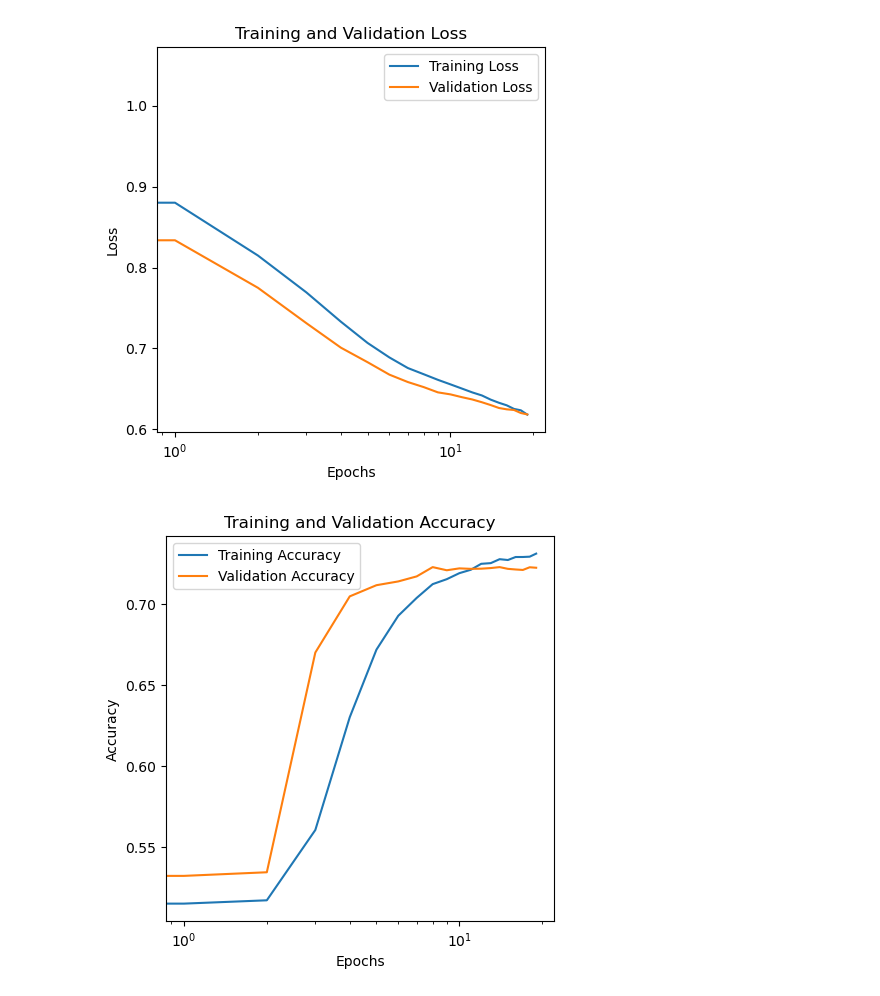
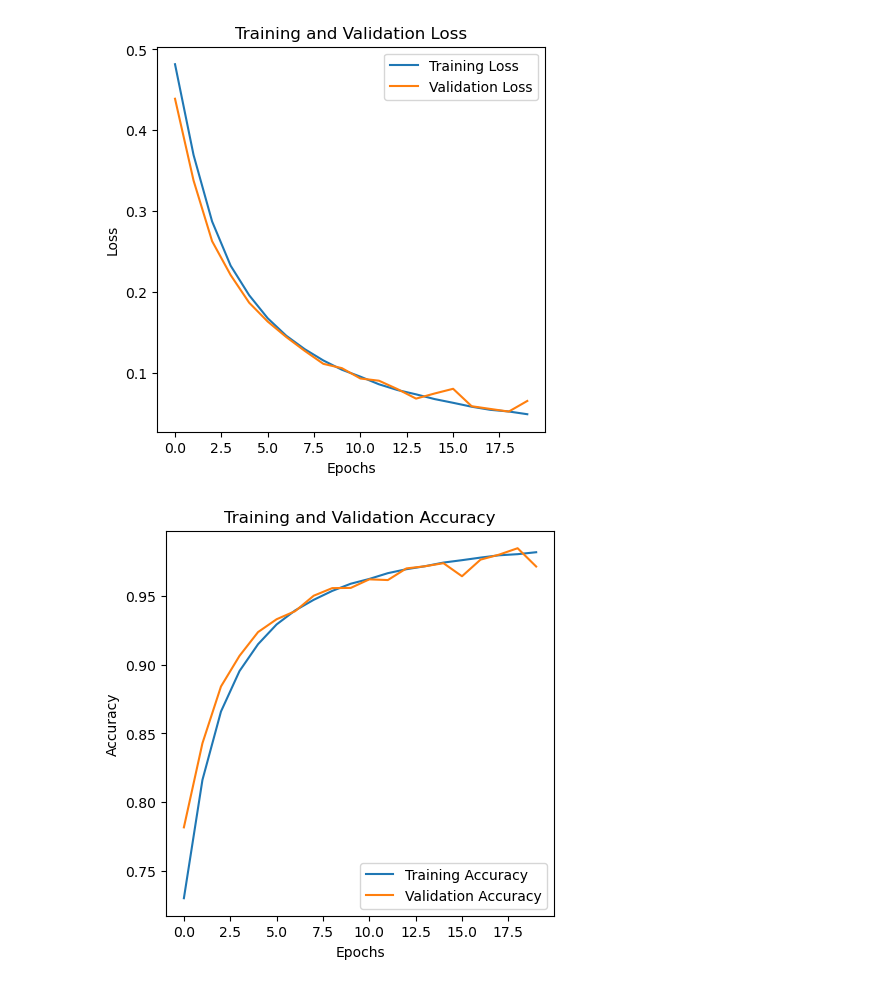
Before and after one commit to fqhd/WinPredictor, a Jupyter notebook: live.ipynb, the cells around one changed output. Cells and saved outputs as stored; diff of their text form; code cells hidden in the pictures.

Commit message:
feat: 98% accuracy

```diff
--- a/live.ipynb
+++ b/live.ipynb
@@ -16,7 +13,7 @@ import matplotlib.pyplot as plt
 # %%
-rank = 'master'
+rank = 'platinum'
 with open(f'data/matches/{rank}.ds', 'rb') as f:
-    training_data = pickle.load(f)
+    data = pickle.load(f)
 # %%
-train_x, train_y = (training_data[0][:-1000], training_data[1][:-1000])
-test_x, test_y = (training_data[0][-1000:], training_data[1][-1000:])
+train_x, train_y = (data['training'][0][:-1000], data['training'][1][:-1000])
+test_x, test_y = (data['testing'][10][0], data['testing'][10][1])
@@ -91,4 +121,16 @@ INFO:tensorflow:Oracle triggered exit
+# %%
+model = keras.Sequential()
+model.add(normalizer)
+model.add(layers.Dense(50, activation='relu', kernel_initializer='he_normal', bias_initializer='zeros'))
+model.add(layers.Dense(30, activation='relu', kernel_initializer='he_normal', bias_initializer='zeros'))
+model.add(layers.Dense(10, activation='relu', kernel_initializer='he_normal', bias_initializer='zeros'))
+model.add(layers.Dense(1))
+model.compile(
+    loss=losses.BinaryCrossentropy(from_logits=True),
+    optimizer=optimizers.Adam(learning_rate=1e-3),
+    metrics=keras.metrics.BinaryAccuracy(threshold=0.0)
+)
 # %%
-history = model.fit(train_x, train_y, validation_split=0.1, batch_size=32, epochs=20)
+history = model.fit(train_x, train_y, batch_size=512, validation_split=0.01, epochs=20)
 # %% [output]
 Epoch 1/20
@@ -111,29 +153,27 @@ Epoch 20/20
 # %%
 history_dic = history.history
 history_dic.keys()
 
 plt.figure(figsize=(5, 5))
 plt.plot(history_dic['loss'], label='Training Loss')
 plt.plot(history_dic['val_loss'], label='Validation Loss')
 plt.title('Training and Validation Loss')
 plt.xlabel('Epochs')
-plt.xscale('log')
 plt.ylabel('Loss')
 plt.legend()
 plt.show()
 
 plt.figure(figsize=(5, 5))
 plt.plot(history_dic['binary_accuracy'], label='Training Accuracy')
 plt.plot(history_dic['val_binary_accuracy'], label='Validation Accuracy')
 plt.title('Training and Validation Accuracy')
 plt.xlabel('Epochs')
-plt.xscale('log')
 plt.ylabel('Accuracy')
 plt.legend()
 plt.show()
 # %% [output]
-[figure, old version]
+[figure, new version]
-[figure, old version]
+[figure, new version]
 # %%
 loss, accuracy = model.evaluate(test_x, test_y)
 print('Loss:', loss)
```
Also changed, not shown: parts of 8 cells of this notebook, 3 other files.
